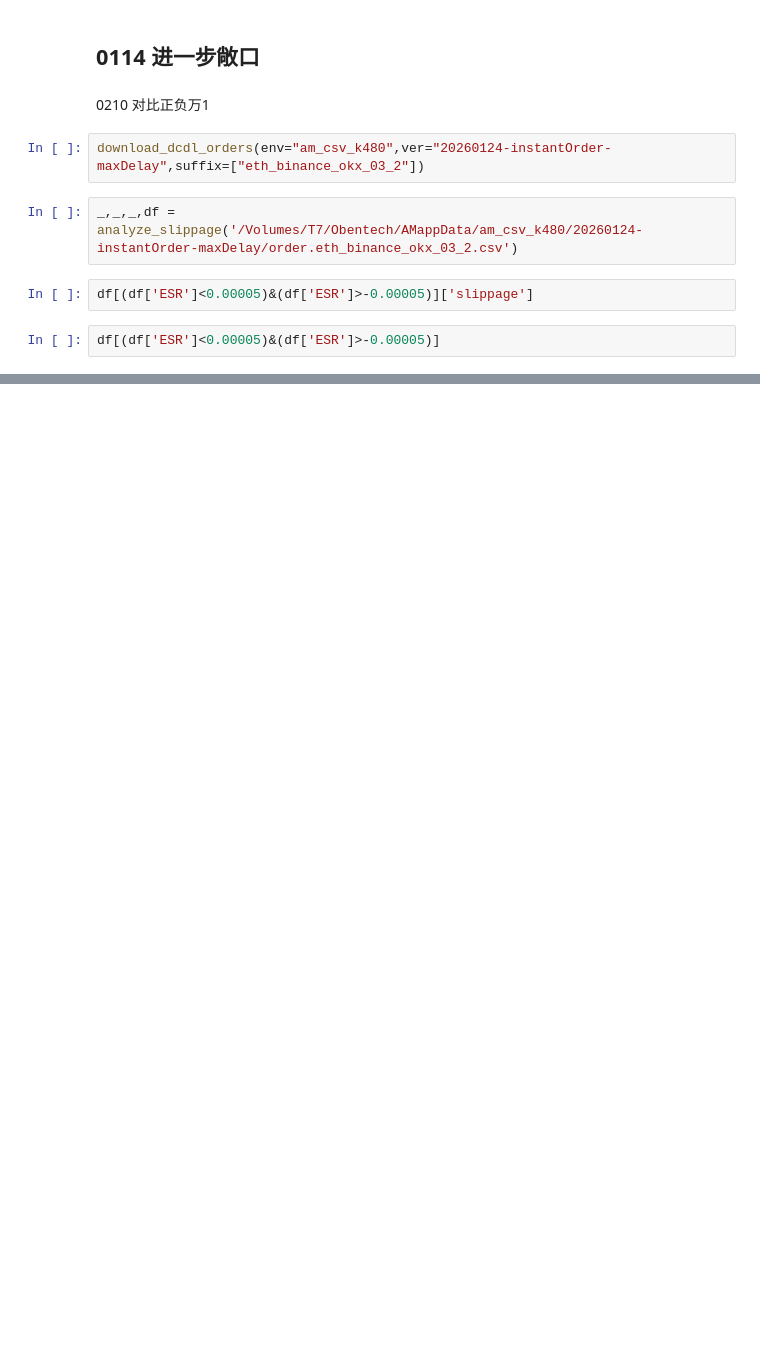
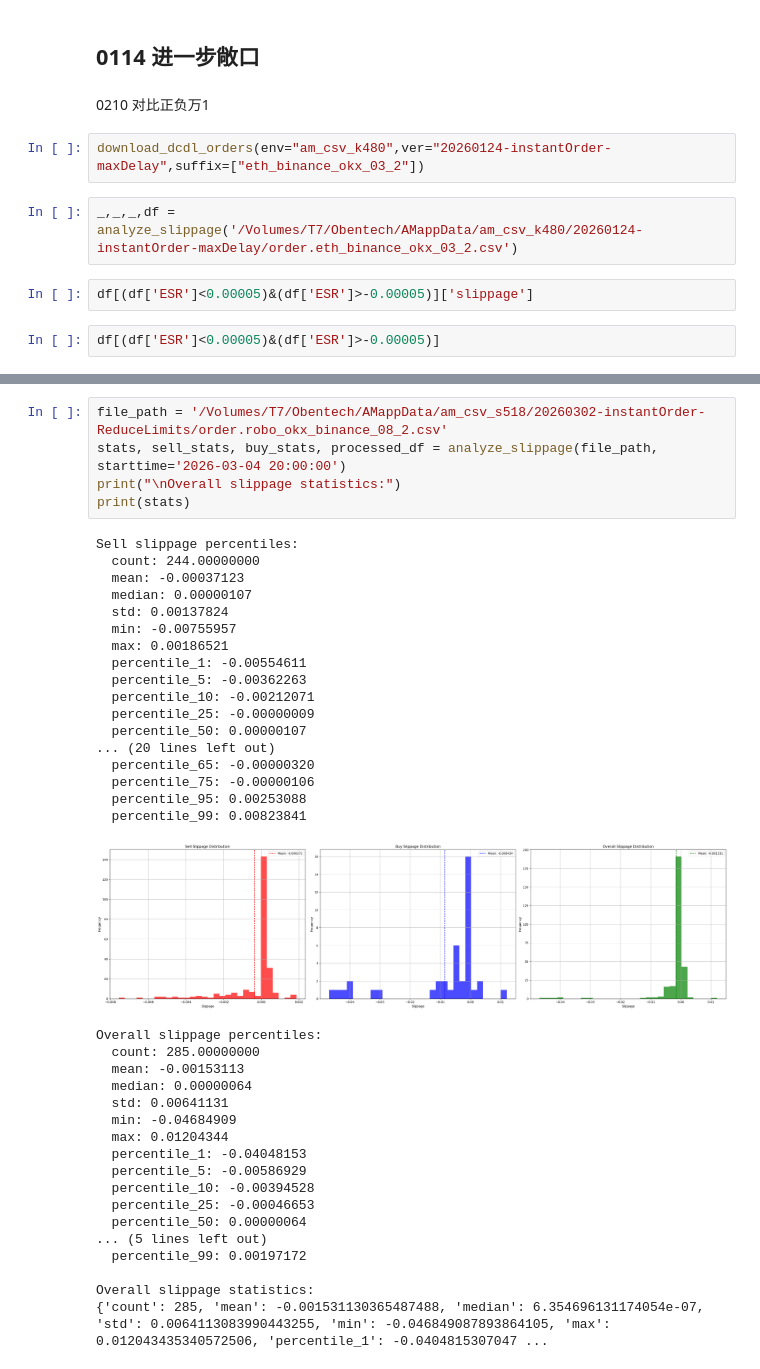
Before and after one commit to 5raymaizi/obentech-cf, a Jupyter notebook: big_coin_slippage.ipynb, the cells around one changed output, grey strips where cells are left out. Saved outputs shown, nothing was run; the diff lists cells and outputs as text; blank space fills up the shorter version.

```diff
--- a/big_coin_slippage.ipynb
+++ b/big_coin_slippage.ipynb
@@ -5988,0 +6002,41 @@ df[(df['ESR']<0.00005)&(df['ESR']>-0.00005)]
+# %%
+file_path = '/Volumes/T7/Obentech/AMappData/am_csv_s518/20260302-instantOrder-ReduceLimits/order.robo_okx_binance_08_2.csv'
+stats, sell_stats, buy_stats, processed_df = analyze_slippage(file_path, starttime='2026-03-04 20:00:00')
+print("\nOverall slippage statistics:")
+print(stats)
+# %% [output]
+Sell slippage percentiles:
+  count: 244.00000000
+  mean: -0.00037123
+  median: 0.00000107
+  std: 0.00137824
+  min: -0.00755957
+  max: 0.00186521
+  percentile_1: -0.00554611
+  percentile_5: -0.00362263
+  percentile_10: -0.00212071
+  percentile_25: -0.00000009
+  percentile_50: 0.00000107
+... (20 lines left out)
+  percentile_65: -0.00000320
+  percentile_75: -0.00000106
+  percentile_95: 0.00253088
+  percentile_99: 0.00823841
+[figure, added]
+Overall slippage percentiles:
+  count: 285.00000000
+  mean: -0.00153113
+  median: 0.00000064
+  std: 0.00641131
+  min: -0.04684909
+  max: 0.01204344
+  percentile_1: -0.04048153
+  percentile_5: -0.00586929
+  percentile_10: -0.00394528
+  percentile_25: -0.00046653
+  percentile_50: 0.00000064
+... (5 lines left out)
+  percentile_99: 0.00197172
+
+Overall slippage statistics:
+{'count': 285, 'mean': -0.001531130365487488, 'median': 6.354696131174054e-07, 'std': 0.0064113083990443255, 'min': -0.046849087893864105, 'max': 0.012043435340572506, 'percentile_1': -0.0404815307047 ...
```
Also changed, not shown: parts of 6 cells of this notebook, 11 other files.
